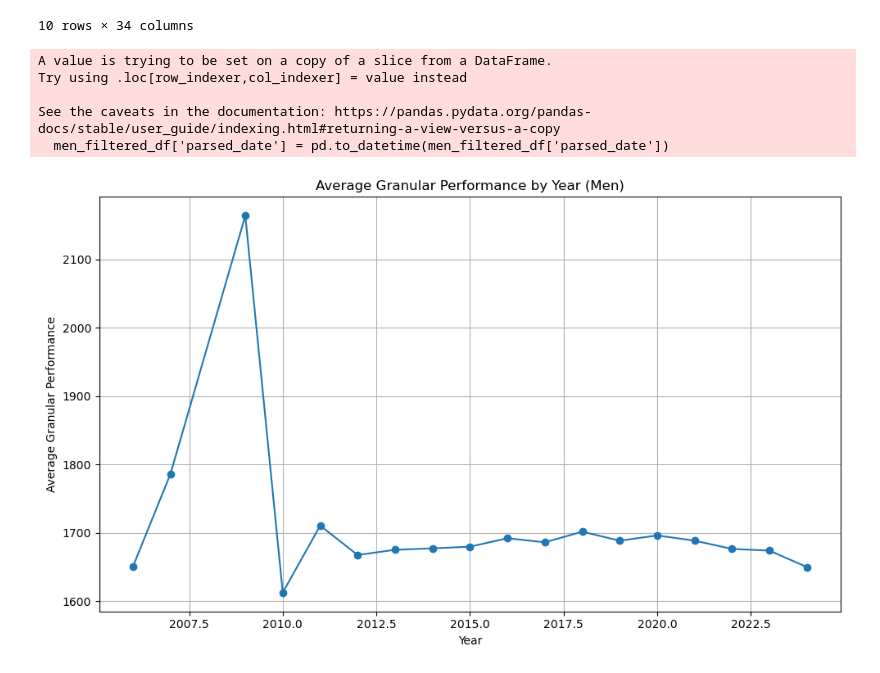
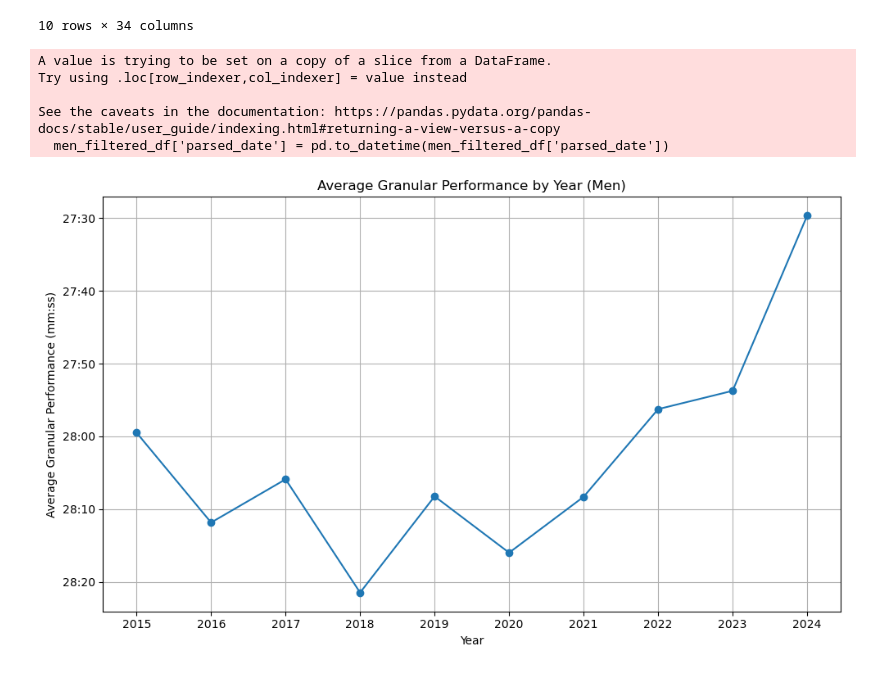
Before and after one commit to stanski901/exploring_tfrrs, a Jupyter notebook: initial_explore.ipynb, the cells around one changed output. Saved outputs shown, nothing was run; the diff lists cells and outputs as text; code cells hidden in the pictures.

```diff
--- a/initial_explore.ipynb
+++ b/initial_explore.ipynb
@@ -49,9 +49,19 @@ women = data[data['gender'] == 'F']
 men_8ks = men[men['event'] == '8k']
 women_8ks = women[women['event'] == '8k']
 # %%
+import pandas as pd
+
+# Ensure parsed_date is in datetime format
+men_8ks['parsed_date'] = pd.to_datetime(men_8ks['parsed_date'])
+
+# Remove bottom and top 1% outliers
 lower_bound = men_8ks['granular_performance'].quantile(0.01)
 upper_bound = men_8ks['granular_performance'].quantile(0.99)
 
-
-men_filtered_df = men_8ks[(men_8ks['granular_performance'] >= lower_bound) &
-                 (men_8ks['granular_performance'] <= upper_bound)]
+# Apply both filters: performance bounds and year range
+men_filtered_df = men_8ks[
+    (men_8ks['granular_performance'] >= lower_bound) &
+    (men_8ks['granular_performance'] <= upper_bound) &
+    (men_8ks['parsed_date'].dt.year >= 2015) &
+    (men_8ks['parsed_date'].dt.year <= 2024)
+]
@@ -73,29 +89,41 @@ men_filtered_df.head(10)
 # %%
 import pandas as pd
 import matplotlib.pyplot as plt
+from matplotlib.ticker import FuncFormatter
 
 # Ensure parsed_date is in datetime format
 men_filtered_df['parsed_date'] = pd.to_datetime(men_filtered_df['parsed_date'])
 
 # Group by year and calculate average granular_performance
 yearly_avg = men_filtered_df.groupby(men_filtered_df['parsed_date'].dt.year)['granular_performance'].mean().reset_index()
-
-# Rename columns for clarity
 yearly_avg.columns = ['Year', 'Average Performance']
 
-# Plot the line chart
+# Create full range of years
+full_years = list(range(men_filtered_df['parsed_date'].dt.year.min(),
+                        men_filtered_df['parsed_date'].dt.year.max() + 1))
+
+# Formatter function for mm:ss
+def seconds_to_mmss(x, pos):
+    minutes = int(x // 60)
+    seconds = int(round(x % 60))
+    return f"{minutes:02d}:{seconds:02d}"
+
+# Plot
 plt.figure(figsize=(10, 6))
 plt.plot(yearly_avg['Year'], yearly_avg['Average Performance'], marker='o', linestyle='-')
 plt.title('Average Granular Performance by Year (Men)')
 plt.xlabel('Year')
-plt.ylabel('Average Granular Performance')
+plt.ylabel('Average Granular Performance (mm:ss)')
+plt.xticks(full_years)
+plt.gca().yaxis.set_major_formatter(FuncFormatter(seconds_to_mmss))
 plt.grid(True)
 plt.tight_layout()
+plt.gca().invert_yaxis()
 plt.show()
 # %% [output]
 A value is trying to be set on a copy of a slice from a DataFrame.
 Try using .loc[row_indexer,col_indexer] = value instead
 
 See the caveats in the documentation: https://pandas.pydata.org/pandas-docs/stable/user_guide/indexing.html#returning-a-view-versus-a-copy
   men_filtered_df['parsed_date'] = pd.to_datetime(men_filtered_df['parsed_date'])
-[figure, old version]
+[figure, new version]
```
Also changed, not shown: parts of 17 cells of this notebook.
